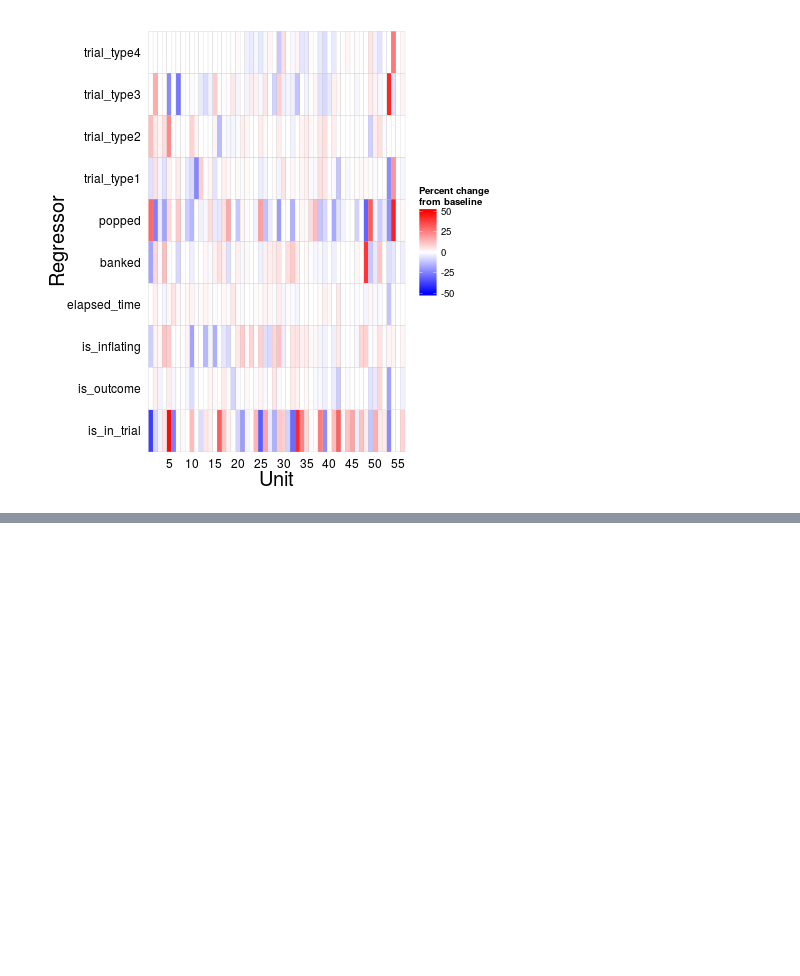
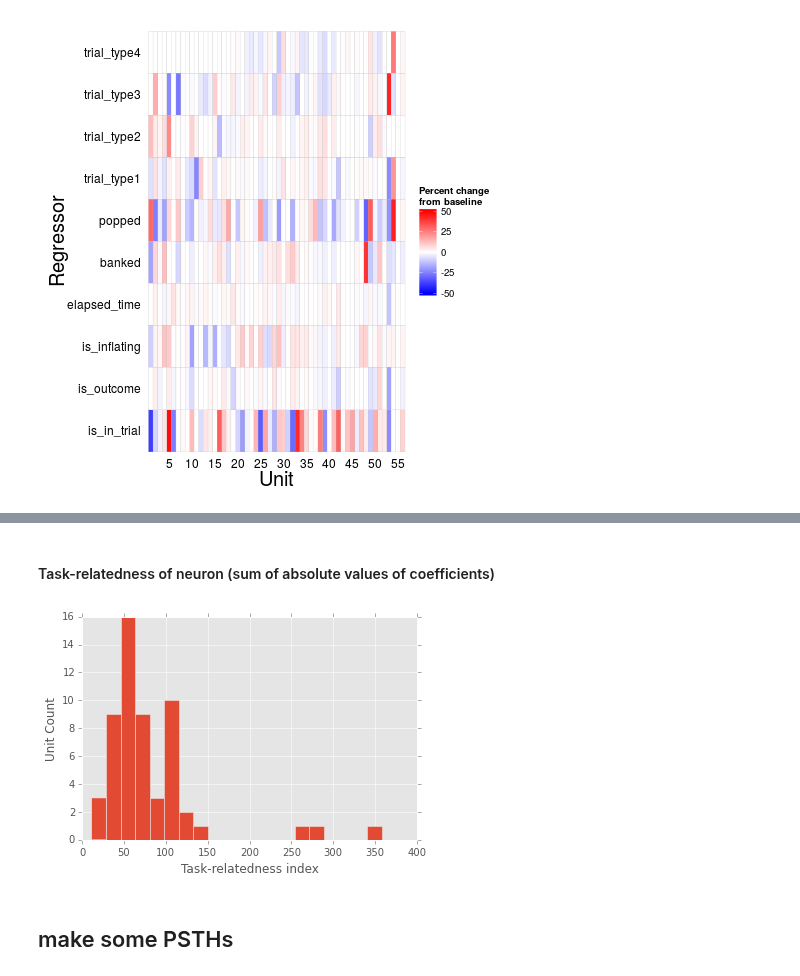
Before and after one commit to jmxpearson/hephys, a Jupyter notebook: bartc/spike_analysis_scratch.ipynb, the cells around one changed output, grey strips where cells are left out. Saved outputs shown, nothing was run; the diff lists cells and outputs as text; code cells hidden in the pictures; blank space fills up the shorter version.

```diff
--- a/bartc/spike_analysis_scratch.ipynb
+++ b/bartc/spike_analysis_scratch.ipynb
@@ -105,0 +143,10 @@ Call an R script to fit the model and perform cross-validation (note that it mat
+# %% [markdown]
+#### Task-relatedness of neuron (sum of absolute values of coefficients)
+# %%
+effects.abs().sum(axis=1).sort(inplace=False).plot(kind='hist', bins=20);
+plt.xlabel('Task-relatedness index');
+plt.ylabel('Unit Count');
+# %% [output]
+[figure, added]
+# %% [markdown]
+## make some PSTHs
```
Also changed, not shown: parts of 10 cells of this notebook.
